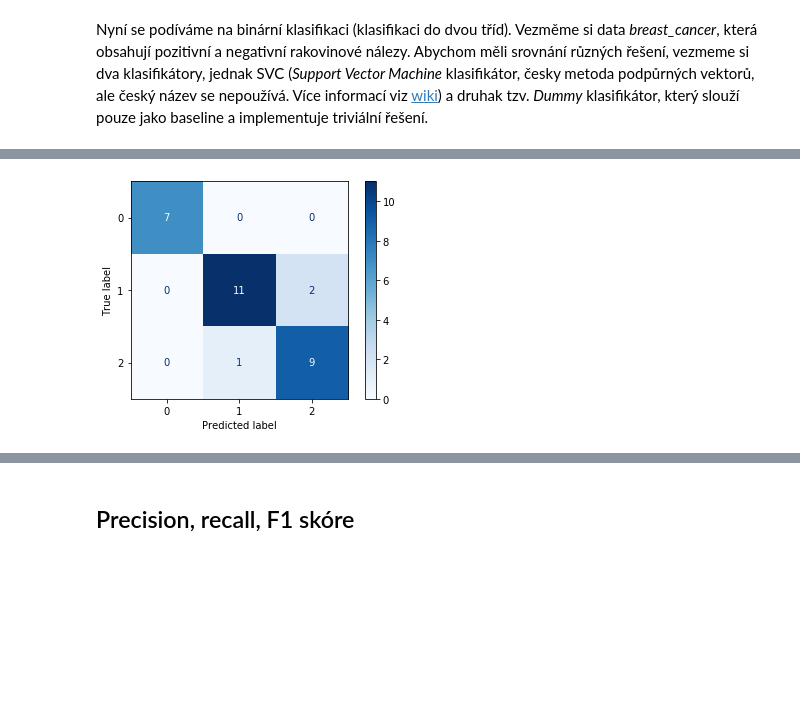
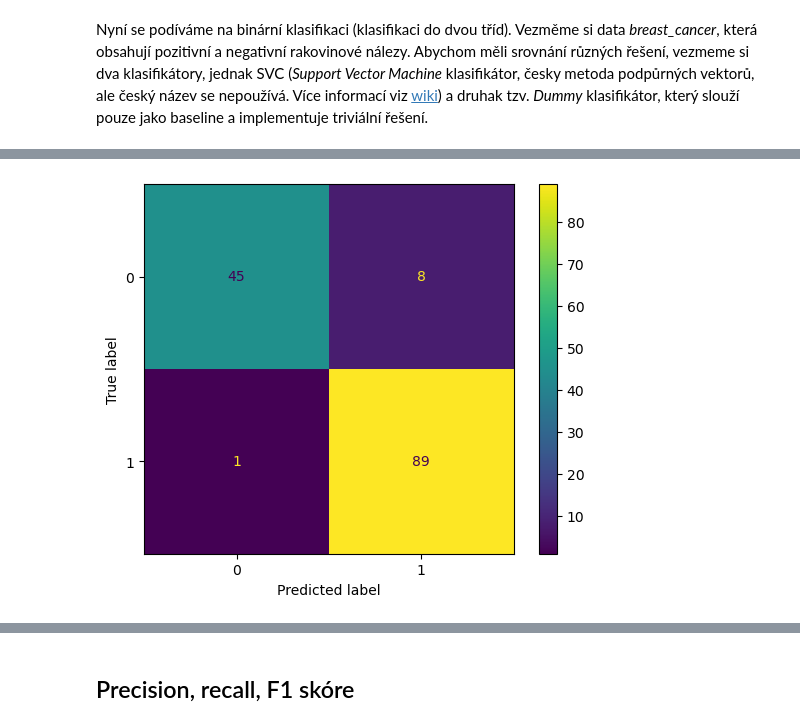
Before and after one commit to PyDataCZ/pyladies-kurz, a Jupyter notebook: lessons/pydata/classification_metrics/index.ipynb, the cells around one changed output, grey strips where cells are left out. Cells and saved outputs as stored; diff of their text form; code cells hidden in the pictures; blank space fills up the shorter version.

```diff
--- a/lessons/pydata/classification_metrics/index.ipynb
+++ b/lessons/pydata/classification_metrics/index.ipynb
@@ -142,7 +144,12 @@ dummy accuracy  0.48951048951048953
-# %%
-plot_confusion_matrix(klasifikator, X_test, y_test, cmap=plt.cm.Blues);
-# %% [output]
-[figure, removed]
+# %%
+cm = confusion_matrix(y_test, y_pred)
+
+display = ConfusionMatrixDisplay(
+    confusion_matrix=cm
+)
+display.plot();
+# %% [output]
+[figure, added]
 # %% [markdown]
 Třídu 0 označujeme jako negativní, třídu 1 jako positivní. Jeden pozitivní vzorek byl označen za negativní,
 takovýmto případům říkáme falešně negativní (**false negative**). Osm negativních vzorků bylo označeno jako positivní, to jsou tzv. falešně positivní (**false positive**) vzory.
```
Also changed, not shown: parts of 5 cells of this notebook.
